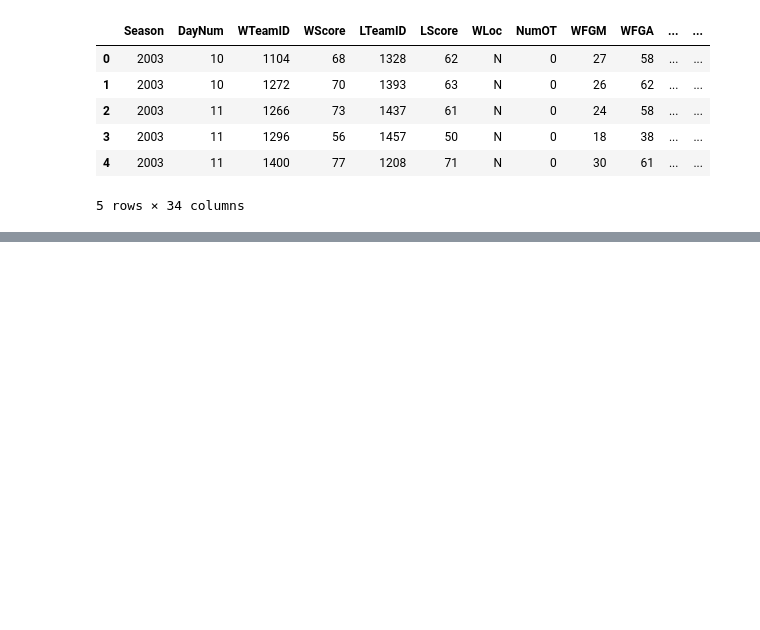
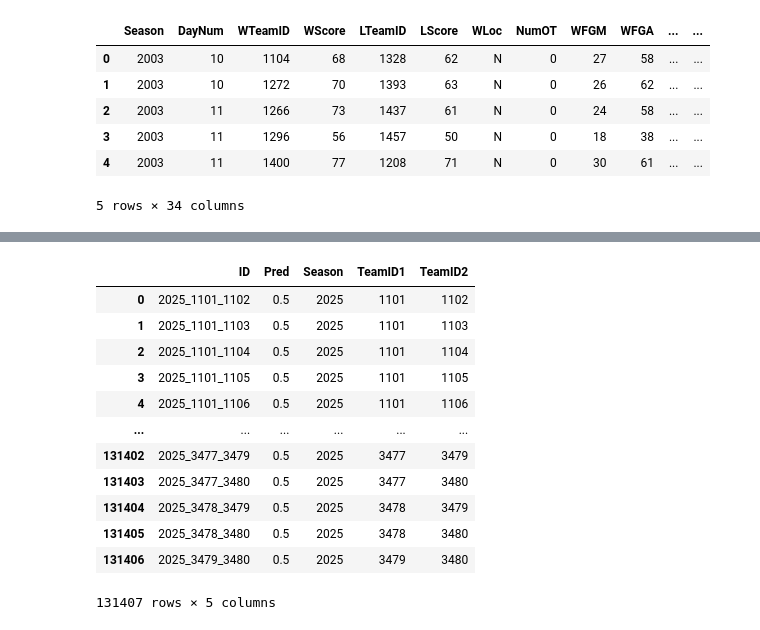
Before and after one commit to mborrus/Borhoops, a Jupyter notebook: EDA.ipynb, the cells around one changed output, grey strips where cells are left out. Cells and saved outputs as stored; diff of their text form; code cells hidden in the pictures; blank space fills up the shorter version.

```diff
--- a/EDA.ipynb
+++ b/EDA.ipynb
@@ -146,6 +152,10 @@ I liked this approach to splitting up the submission to get the exact teams you'
 # %%
 import numpy as np
-w_seed = pd.read_csv(f'{data_dir}/WNCAATourneySeeds.csv')
-m_seed = pd.read_csv(f'{data_dir}/MNCAATourneySeeds.csv')
-seed_df = pd.concat([m_seed, w_seed], axis=0).fillna(0.05)
-submission_df = pd.read_csv(f'{data_dir}/SampleSubmissionStage2.csv')
+
+# Load the seeds, make them into one dataframe, and fill in the missing values with 0.05 (not sure why not 0)
+# w_seed = pd.read_csv(f'{data_dir}/Kaggle/WNCAATourneySeeds.csv')
+# m_seed = pd.read_csv(f'{data_dir}/Kaggle/MNCAATourneySeeds.csv')
+
+# Import the submission file
+submission_df = pd.read_csv(f'{data_dir}/Kaggle/SampleSubmissionStage2.csv')
+submission_df.head()
@@ -151,0 +169,36 @@ submission_df = pd.read_csv(f'{data_dir}/SampleSubmissionStage2.csv')
+# %%
+def extract_game_info(id_str):
+    # Extract year and team_ids
+    parts = id_str.split('_')
+    year = int(parts[0])
+    teamID1 = int(parts[1])
+    teamID2 = int(parts[2])
+    return year, teamID1, teamID2
+
+def extract_seed_value(seed_str):
+    # Extract seed value
+    try:
+        return int(seed_str[1:])
+    # Set seed to 16 for unselected teams and errors
+    except ValueError:
+        return 16
+# %%
+# Reformat the data
+submission_df[['Season', 'TeamID1', 'TeamID2']] = submission_df['ID'].apply(extract_game_info).tolist()
+# %%
+# Now we have the data in a more usable format, we can merge it with elo to get the expected outcome
+submission_df
+# %% [output]
+|  | ID | Pred | Season | TeamID1 | TeamID2 |
+| 0 | 2025_1101_1102 | 0.5 | 2025 | 1101 | 1102 |
+| 1 | 2025_1101_1103 | 0.5 | 2025 | 1101 | 1103 |
+| 2 | 2025_1101_1104 | 0.5 | 2025 | 1101 | 1104 |
+| 3 | 2025_1101_1105 | 0.5 | 2025 | 1101 | 1105 |
+| 4 | 2025_1101_1106 | 0.5 | 2025 | 1101 | 1106 |
+| ... | ... | ... | ... | ... | ... |
+| 131402 | 2025_3477_3479 | 0.5 | 2025 | 3477 | 3479 |
+| 131403 | 2025_3477_3480 | 0.5 | 2025 | 3477 | 3480 |
+| 131404 | 2025_3478_3479 | 0.5 | 2025 | 3478 | 3479 |
+| 131405 | 2025_3478_3480 | 0.5 | 2025 | 3478 | 3480 |
+| 131406 | 2025_3479_3480 | 0.5 | 2025 | 3479 | 3480 |
+131407 rows × 5 columns
```
Also changed, not shown: parts of 22 cells of this notebook, 2 other files.
